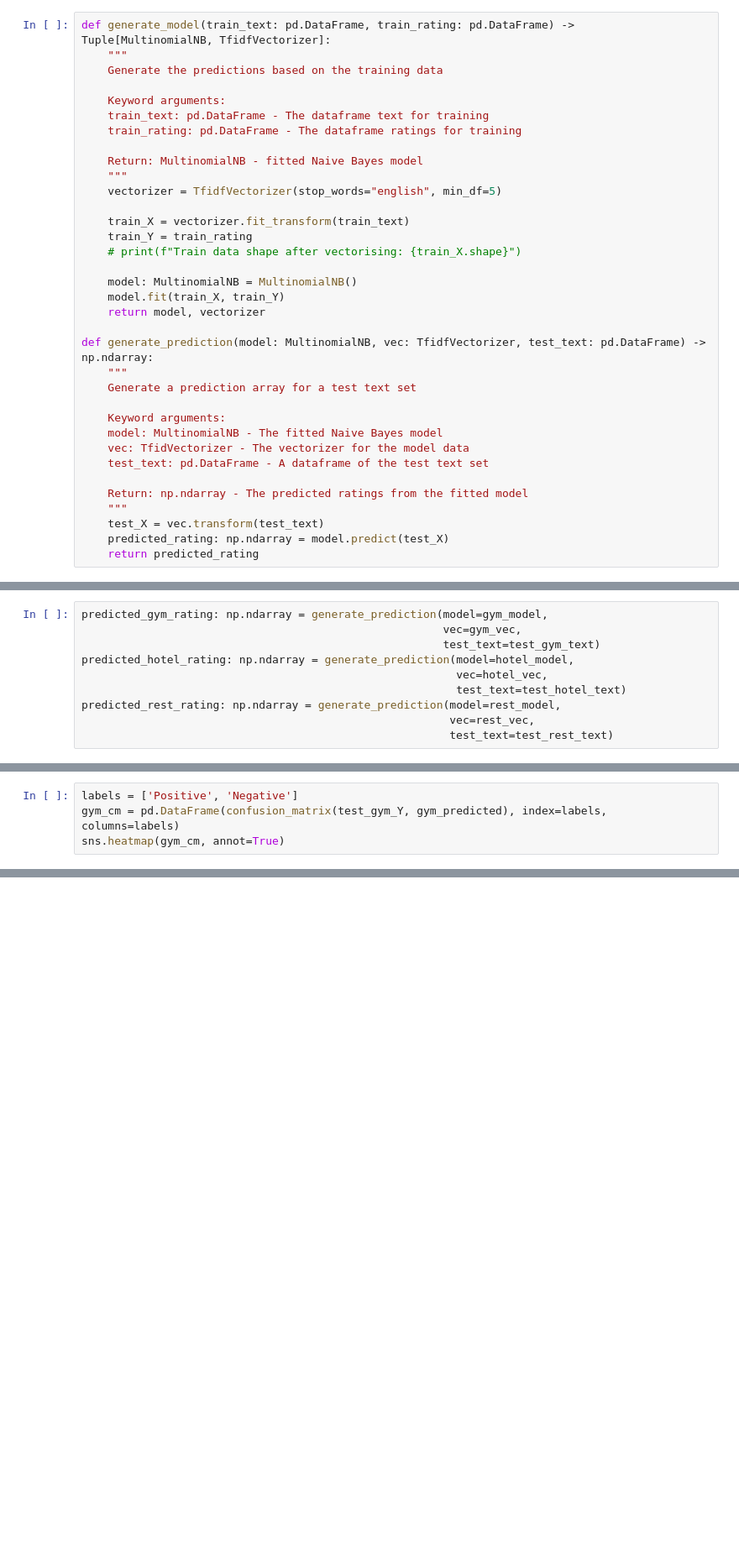
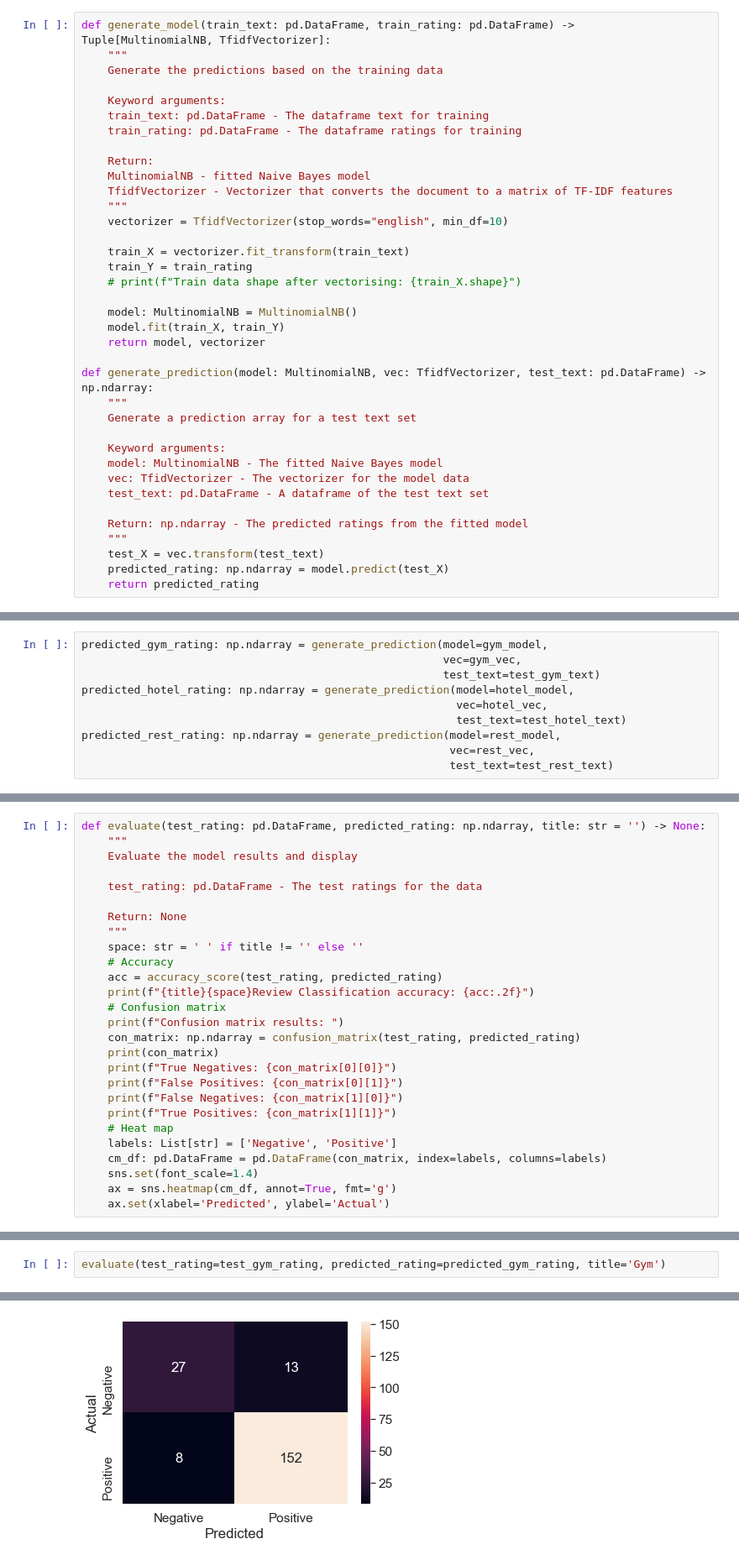
Before and after one commit to RyanJennings1/COMP41680, a Jupyter notebook: COMP41680 Project 2 - 19205824.ipynb, the cells around one changed output, grey strips where cells are left out. Shown at 84% size. Saved outputs shown, nothing was run; the diff lists cells and outputs as text; blank space fills up the shorter version.

```diff
--- a/COMP41680 Project 2 - 19205824.ipynb
+++ b/COMP41680 Project 2 - 19205824.ipynb
@@ -197,9 +196,11 @@ def generate_model(train_text: pd.DataFrame, train_rating: pd.DataFrame) -> Tupl
     train_text: pd.DataFrame - The dataframe text for training
     train_rating: pd.DataFrame - The dataframe ratings for training
 
-    Return: MultinomialNB - fitted Naive Bayes model
+    Return:
+    MultinomialNB - fitted Naive Bayes model
+    TfidfVectorizer - Vectorizer that converts the document to a matrix of TF-IDF features
     """
-    vectorizer = TfidfVectorizer(stop_words="english", min_df=5)
+    vectorizer = TfidfVectorizer(stop_words="english", min_df=10)
 
     train_X = vectorizer.fit_transform(train_text)
     train_Y = train_rating
@@ -276,4 +243,0 @@ Name: text, Length: 200, dtype: object
-# %%
-labels = ['Positive', 'Negative']
-gym_cm = pd.DataFrame(confusion_matrix(test_gym_Y, gym_predicted), index=labels, columns=labels)
-sns.heatmap(gym_cm, annot=True)
@@ -282,0 +247,27 @@ sns.heatmap(gym_cm, annot=True)
+# %%
+def evaluate(test_rating: pd.DataFrame, predicted_rating: np.ndarray, title: str = '') -> None:
+    """
+    Evaluate the model results and display
+
+    test_rating: pd.DataFrame - The test ratings for the data
+
+    Return: None
+    """
+    space: str = ' ' if title != '' else ''
+    # Accuracy
+    acc = accuracy_score(test_rating, predicted_rating)
+    print(f"{title}{space}Review Classification accuracy: {acc:.2f}")
+    # Confusion matrix
+    print(f"Confusion matrix results: ")
+    con_matrix: np.ndarray = confusion_matrix(test_rating, predicted_rating)
+    print(con_matrix)
+    print(f"True Negatives: {con_matrix[0][0]}")
+    print(f"False Positives: {con_matrix[0][1]}")
+    print(f"False Negatives: {con_matrix[1][0]}")
+    print(f"True Positives: {con_matrix[1][1]}")
+    # Heat map
+    labels: List[str] = ['Negative', 'Positive']
+    cm_df: pd.DataFrame = pd.DataFrame(con_matrix, index=labels, columns=labels)
+    sns.set(font_scale=1.4)
+    ax = sns.heatmap(cm_df, annot=True, fmt='g')
+    ax.set(xlabel='Predicted', ylabel='Actual')
@@ -282,0 +276,3 @@ sns.heatmap(gym_cm, annot=True)
+# %%
+evaluate(test_rating=test_gym_rating, predicted_rating=predicted_gym_rating, title='Gym')
+# %% [output]
@@ -282,0 +287 @@ sns.heatmap(gym_cm, annot=True)
+[figure, added]
```
Also changed, not shown: parts of 24 cells of this notebook.
